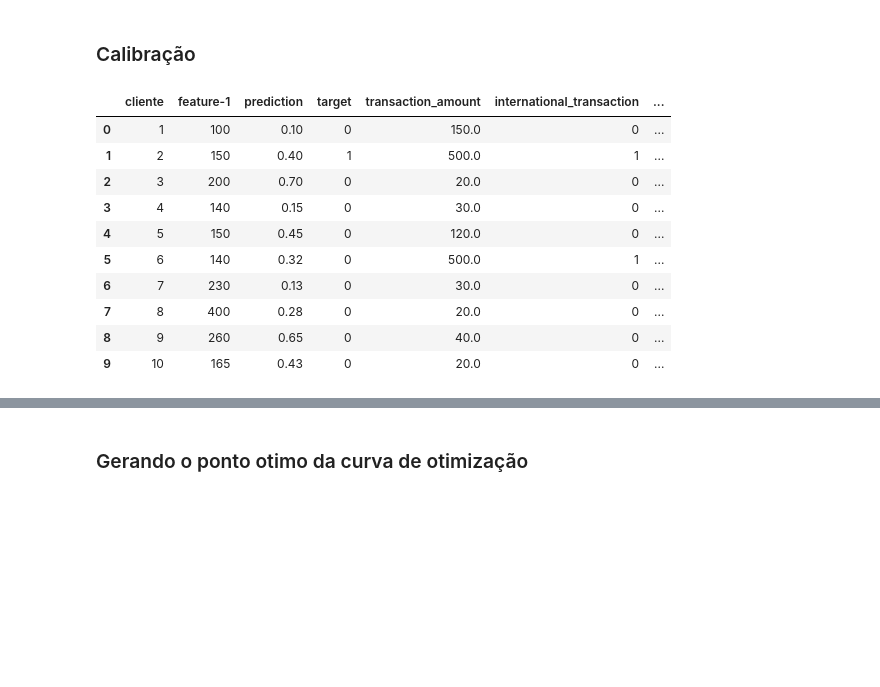
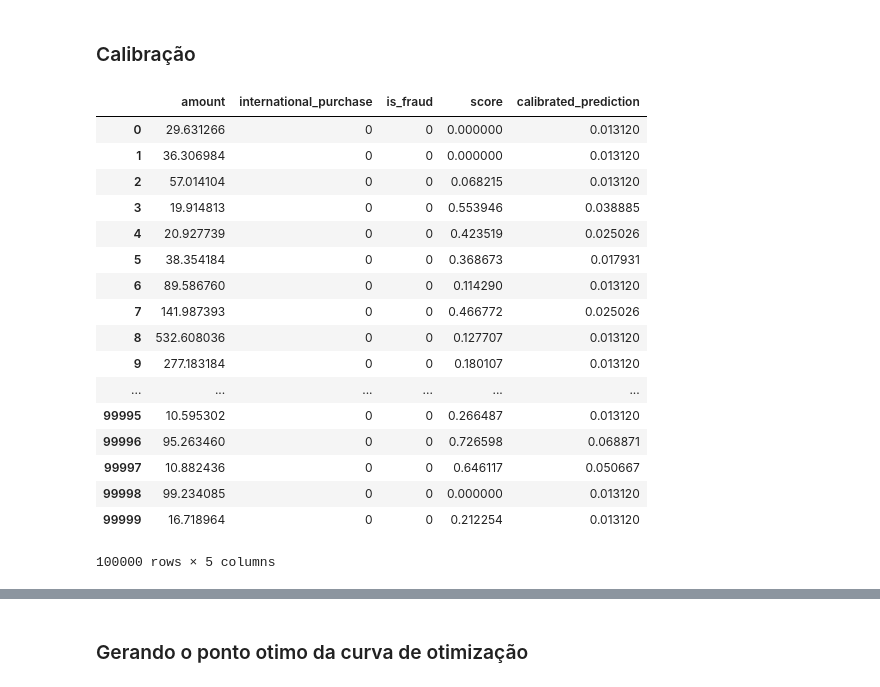
Before and after one commit to nubank/diversidados-curso-ds, a Jupyter notebook: intermediario/Aula 5/decison-making-examples.ipynb, the cells around one changed output, grey strips where cells are left out. Drawn from its saved outputs; the diff is of its cells as text; code cells hidden in the pictures; blank space fills up the shorter version.

```diff
--- a/intermediario/Aula 5/decison-making-examples.ipynb
+++ b/intermediario/Aula 5/decison-making-examples.ipynb
@@ -34,0 +18,6 @@ df
+# %%
+target = (np.random.standard_cauchy(num_of_samples)
+          * transaction_amount
+          * np.where(international_purchase, 0.4, 0.1))
+
+target = np.where(target > np.quantile(target, 0.97), 1, 0)
@@ -34,0 +29,13 @@ df
+# %%
+scores = np.where(target,
+                  np.maximum(np.minimum(np.random.normal(0.6, 0.5, num_of_samples), 1.0), 0.0),
+                  np.maximum(np.minimum(np.random.normal(0.2, 0.3, num_of_samples), 1.0), 0.0))
+# %%
+df = pd.DataFrame(
+    {"amount": transaction_amount,
+     "international_purchase": international_purchase,
+     "is_fraud": target,
+      "score": scores}
+)
+
+df
@@ -35,6 +85,7 @@ df
 # %%
-review_fraud_cost = 1.0
+review_fraud_cost = 8.0
 interchange_revenue = 0.015
-target_col = "target"
-prediction_col = "prediction"
-amount_col = "transaction_amount"
+target_col = "is_fraud"
+prediction_col = "score"
+amount_col = "amount"
+blocked_col = "blocked"
@@ -140,18 +235,26 @@ Para construção de um modelo de negócio que utilize as probabilidades, é fun
 ### Calibração
 # %%
 from fklearn.training.calibration import isotonic_calibration_learner
-
-isotonic_calibration_fn, transformed_df, logs = isotonic_calibration_learner(df)
+isotonic_calibration_fn, transformed_df, logs = isotonic_calibration_learner(df,
+                                                                             target_column=target_col,
+                                                                            prediction_column=prediction_col)
 transformed_df
 # %% [output]
-|  | cliente | feature-1 | prediction | target | transaction_amount | international_transaction | ... |
-| 0 | 1 | 100 | 0.10 | 0 | 150.0 | 0 | ... |
-| 1 | 2 | 150 | 0.40 | 1 | 500.0 | 1 | ... |
-| 2 | 3 | 200 | 0.70 | 0 | 20.0 | 0 | ... |
-| 3 | 4 | 140 | 0.15 | 0 | 30.0 | 0 | ... |
-| 4 | 5 | 150 | 0.45 | 0 | 120.0 | 0 | ... |
-| 5 | 6 | 140 | 0.32 | 0 | 500.0 | 1 | ... |
-| 6 | 7 | 230 | 0.13 | 0 | 30.0 | 0 | ... |
-| 7 | 8 | 400 | 0.28 | 0 | 20.0 | 0 | ... |
-| 8 | 9 | 260 | 0.65 | 0 | 40.0 | 0 | ... |
-| 9 | 10 | 165 | 0.43 | 0 | 20.0 | 0 | ... |
+|  | amount | international_purchase | is_fraud | score | calibrated_prediction |
+| 0 | 29.631266 | 0 | 0 | 0.000000 | 0.013120 |
+| 1 | 36.306984 | 0 | 0 | 0.000000 | 0.013120 |
+| 2 | 57.014104 | 0 | 0 | 0.068215 | 0.013120 |
+| 3 | 19.914813 | 0 | 0 | 0.553946 | 0.038885 |
+| 4 | 20.927739 | 0 | 0 | 0.423519 | 0.025026 |
+| 5 | 38.354184 | 0 | 0 | 0.368673 | 0.017931 |
+| 6 | 89.586760 | 0 | 0 | 0.114290 | 0.013120 |
+| 7 | 141.987393 | 0 | 0 | 0.466772 | 0.025026 |
+| 8 | 532.608036 | 0 | 0 | 0.127707 | 0.013120 |
+| 9 | 277.183184 | 0 | 0 | 0.180107 | 0.013120 |
+| ... | ... | ... | ... | ... | ... |
+| 99995 | 10.595302 | 0 | 0 | 0.266487 | 0.013120 |
+| 99996 | 95.263460 | 0 | 0 | 0.726598 | 0.068871 |
+| 99997 | 10.882436 | 0 | 0 | 0.646117 | 0.050667 |
+| 99998 | 99.234085 | 0 | 0 | 0.000000 | 0.013120 |
+| 99999 | 16.718964 | 0 | 0 | 0.212254 | 0.013120 |
+100000 rows × 5 columns
```
Also changed, not shown: parts of 40 cells of this notebook.
